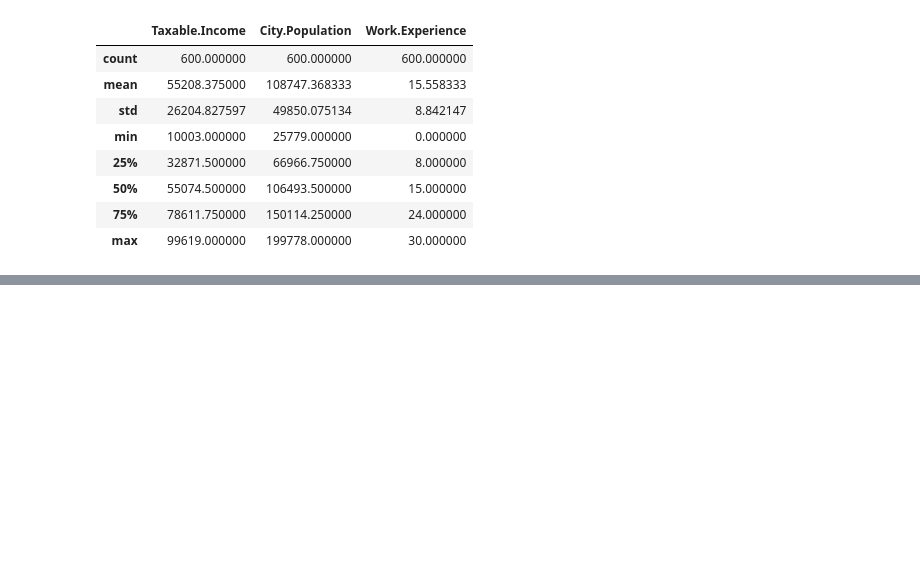
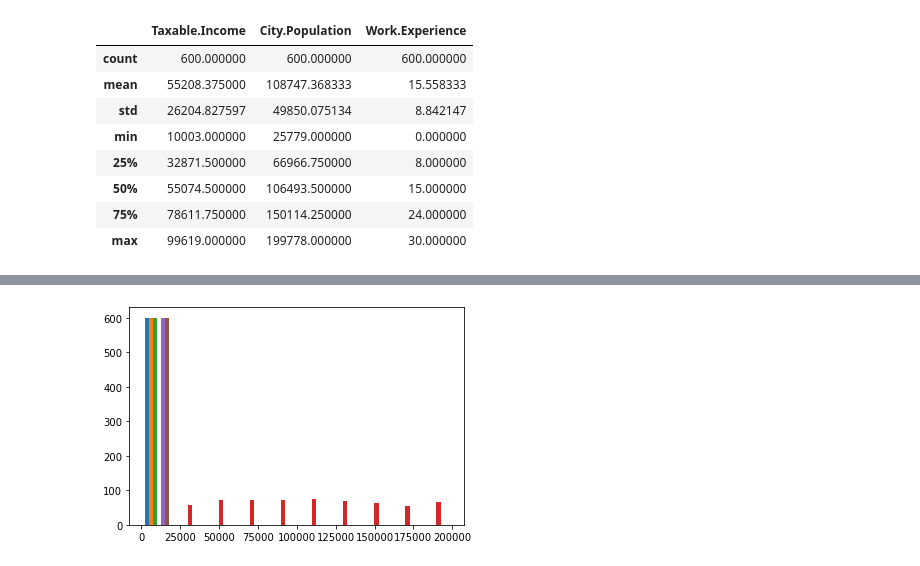
Before and after one commit to SamadSultan/15-RANDOM-FOREST, a Jupyter notebook: Fraud_check.ipynb, the cells around one changed output, grey strips where cells are left out. Saved outputs shown, nothing was run; the diff lists cells and outputs as text; code cells hidden in the pictures; blank space fills up the shorter version.

```diff
--- a/Fraud_check.ipynb
+++ b/Fraud_check.ipynb
@@ -115,0 +181,2 @@ data1
+# %%
+data['Taxable.Income'] = rk
@@ -115,0 +199,2 @@ data1
+# %%
+encoder =LabelEncoder()
@@ -115,0 +227,4 @@ data1
+# %%
+plt.hist(data);
+# %% [output]
+[figure, added]
```
Also changed, not shown: parts of 60 cells of this notebook.
